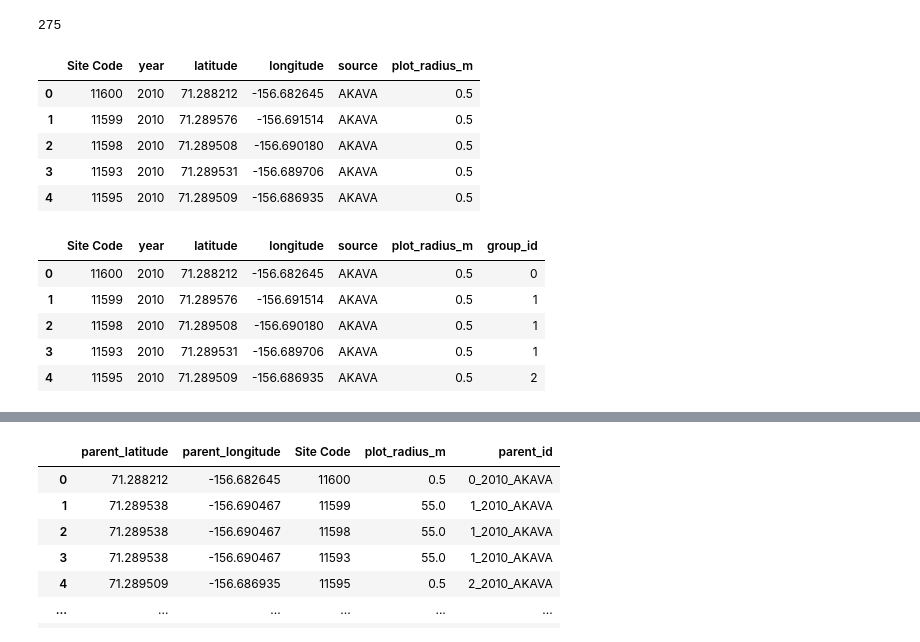
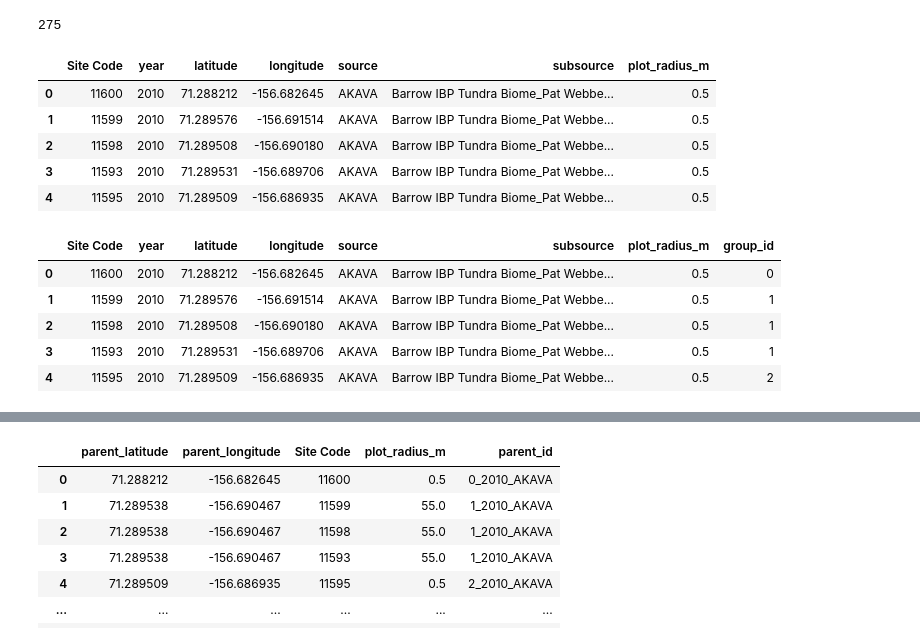
Before and after one commit to climatemodeling/alaska_pft_fcover_harmonization, a Jupyter notebook: scripts/plot_harmonization/data_akava_turboveg_read.ipynb, the cells around one changed output, grey strips where cells are left out. Cells and saved outputs as stored; diff of their text form; code cells hidden in the pictures.

```diff
--- a/scripts/plot_harmonization/data_akava_turboveg_read.ipynb
+++ b/scripts/plot_harmonization/data_akava_turboveg_read.ipynb
@@ -845,8 +872,8 @@ import warnings
 warnings.warn = warn
 # %%
 # load cover file
-p = '/mnt/poseidon/remotesensing/arctic/data/training/Test_05/temp_fcover/'
-f = 'AKAVA_fcover_child.csv'
+p = '/mnt/poseidon/remotesensing/arctic/data/training/Test_05/temp/'
+f = 'AVA_fcover_child.csv'
 akava = pd.read_csv(p + f)
 
 # only plots with very small sizes need to be processed,
@@ -859,17 +886,17 @@ len(akava_small_fcover)
 # %% [output]
 275
 # %%
-selected_columns = ['Site Code','year','latitude', 'longitude', 'source', 'plot_radius_m']
+selected_columns = ['Site Code','year','latitude', 'longitude', 'source', 'subsource', 'plot_radius_m']
 akava_small = akava_small_fcover[selected_columns]
 # akava_small = akava.fillna(0)
 akava_small.head()
 # %% [output]
-|  | Site Code | year | latitude | longitude | source | plot_radius_m |
-| 0 | 11600 | 2010 | 71.288212 | -156.682645 | AKAVA | 0.5 |
-| 1 | 11599 | 2010 | 71.289576 | -156.691514 | AKAVA | 0.5 |
-| 2 | 11598 | 2010 | 71.289508 | -156.690180 | AKAVA | 0.5 |
-| 3 | 11593 | 2010 | 71.289531 | -156.689706 | AKAVA | 0.5 |
-| 4 | 11595 | 2010 | 71.289509 | -156.686935 | AKAVA | 0.5 |
+|  | Site Code | year | latitude | longitude | source | subsource | plot_radius_m |
+| 0 | 11600 | 2010 | 71.288212 | -156.682645 | AKAVA | Barrow IBP Tundra Biome_Pat Webbe... | 0.5 |
+| 1 | 11599 | 2010 | 71.289576 | -156.691514 | AKAVA | Barrow IBP Tundra Biome_Pat Webbe... | 0.5 |
+| 2 | 11598 | 2010 | 71.289508 | -156.690180 | AKAVA | Barrow IBP Tundra Biome_Pat Webbe... | 0.5 |
+| 3 | 11593 | 2010 | 71.289531 | -156.689706 | AKAVA | Barrow IBP Tundra Biome_Pat Webbe... | 0.5 |
+| 4 | 11595 | 2010 | 71.289509 | -156.686935 | AKAVA | Barrow IBP Tundra Biome_Pat Webbe... | 0.5 |
 # %%
 #### transform geographic to utm so that distance caculation is more intuitive
 from pyproj import Transformer
@@ -940,12 +967,12 @@ group = group_pixels_by_distance(coord, dist_thres)
 akava_small['group_id'] = group
 akava_small.head()
 # %% [output]
-|  | Site Code | year | latitude | longitude | source | plot_radius_m | group_id |
-| 0 | 11600 | 2010 | 71.288212 | -156.682645 | AKAVA | 0.5 | 0 |
-| 1 | 11599 | 2010 | 71.289576 | -156.691514 | AKAVA | 0.5 | 1 |
-| 2 | 11598 | 2010 | 71.289508 | -156.690180 | AKAVA | 0.5 | 1 |
-| 3 | 11593 | 2010 | 71.289531 | -156.689706 | AKAVA | 0.5 | 1 |
-| 4 | 11595 | 2010 | 71.289509 | -156.686935 | AKAVA | 0.5 | 2 |
+|  | Site Code | year | latitude | longitude | source | subsource | plot_radius_m | group_id |
+| 0 | 11600 | 2010 | 71.288212 | -156.682645 | AKAVA | Barrow IBP Tundra Biome_Pat Webbe... | 0.5 | 0 |
+| 1 | 11599 | 2010 | 71.289576 | -156.691514 | AKAVA | Barrow IBP Tundra Biome_Pat Webbe... | 0.5 | 1 |
+| 2 | 11598 | 2010 | 71.289508 | -156.690180 | AKAVA | Barrow IBP Tundra Biome_Pat Webbe... | 0.5 | 1 |
+| 3 | 11593 | 2010 | 71.289531 | -156.689706 | AKAVA | Barrow IBP Tundra Biome_Pat Webbe... | 0.5 | 1 |
+| 4 | 11595 | 2010 | 71.289509 | -156.686935 | AKAVA | Barrow IBP Tundra Biome_Pat Webbe... | 0.5 | 2 |
 # %%
 groups = akava_small.groupby(['group_id',
                               'year', 'source']).agg({'latitude':'mean',
```
Also changed, not shown: parts of 14 cells of this notebook, 36 other files.
